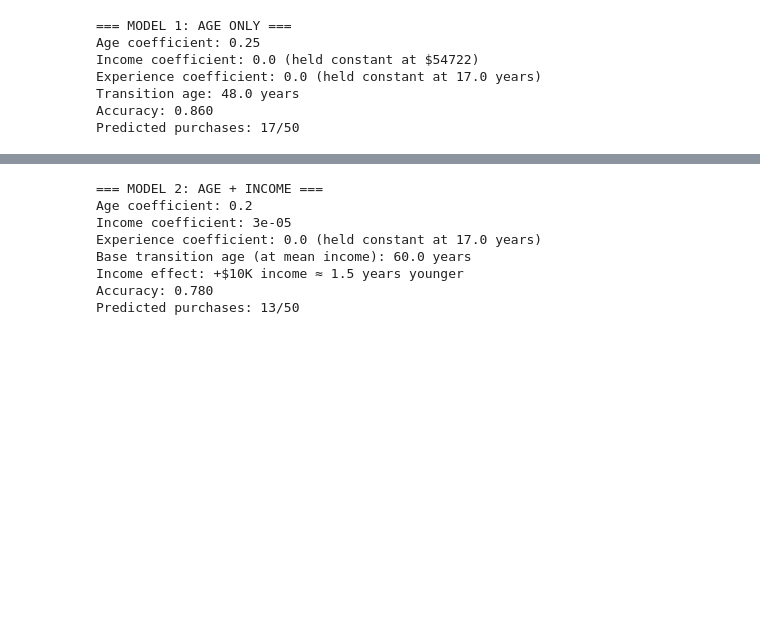
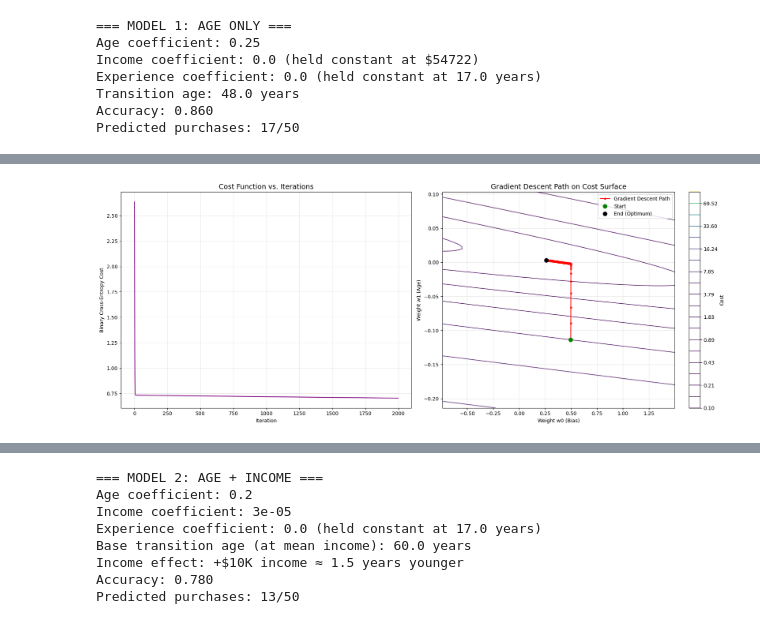
Before and after one commit to jonathanwong03/CS103-Project---G2T2, a Jupyter notebook: ipynb/LogisticRegression.ipynb, the cells around one changed output, grey strips where cells are left out. Cells and saved outputs as stored; diff of their text form; code cells hidden in the pictures; blank space fills up the shorter version.

Commit message:
added gradient descent analysis

```diff
--- a/ipynb/LogisticRegression.ipynb
+++ b/ipynb/LogisticRegression.ipynb
@@ -434,0 +512,90 @@ Predicted purchases: 17/50
+# %%
+# Visualize Gradient Descent for Logistic Regression
+
+# Use a simplified dataset (Age vs. Purchased) from the subscription example
+# This allows us to visualize the cost surface in 3D (w0, w_age, cost)
+X_gd = df[['Age']].values
+y_gd = df[['Purchased (y)']].values
+
+# Add bias term (column of 1s)
+X_b = np.c_[np.ones((len(X_gd), 1)), X_gd]
+
+# --- Gradient Descent Implementation ---
+learning_rate = 0.001
+n_iterations = 2000
+
+# Initialize weights randomly
+np.random.seed(42)
+w_gd = np.random.randn(2, 1)
+
+# Store history for plotting
+w_history = []
+cost_history = []
+
+def calculate_cost(X, y, w):
+    n = len(y)
+    y_pred = sigmoid(X @ w)
+    cost = -1/n * np.sum(y * np.log(y_pred) + (1 - y) * np.log(1 - y_pred))
+    return cost
+
+for iteration in range(n_iterations):
+    y_pred = sigmoid(X_b @ w_gd)
+    gradient = 1/len(y_gd) * X_b.T @ (y_pred - y_gd)
+    w_gd = w_gd - learning_rate * gradient
+
+    cost = calculate_cost(X_b, y_gd, w_gd)
+    w_history.append(w_gd.flatten())
+    cost_history.append(cost)
+
+w_history = np.array(w_history)
+
+print("=== GRADIENT DESCENT RESULTS ===")
+print(f"Initial Cost: {cost_history[0]:.4f}")
+print(f"Final Cost: {cost_history[-1]:.4f}")
+print(f"Optimal Weights (w0, w_age): {w_gd.flatten()}")
+
+# --- Visualization ---
+fig = plt.figure(figsize=(18, 7))
+
+# 1. Cost vs. Iterations
+ax1 = fig.add_subplot(1, 2, 1)
+ax1.plot(range(n_iterations), cost_history, color='purple')
+ax1.set_title('Cost Function vs. Iterations', fontsize=14)
+ax1.set_xlabel('Iteration')
+ax1.set_ylabel('Binary Cross-Entropy Cost')
+ax1.grid(True, alpha=0.3)
+
+# 2. Contour Plot of Cost Surface and GD Path
+ax2 = fig.add_subplot(1, 2, 2)
+
+# Create a grid of weights to compute cost surface
+w0_vals = np.linspace(w_history[:, 0].min() - 1, w_history[:, 0].max() + 1, 100)
+w1_vals = np.linspace(w_history[:, 1].min() - 0.1, w_history[:, 1].max() + 0.1, 100)
+W0, W1 = np.meshgrid(w0_vals, w1_vals)
+
+# Calculate cost for each point on the grid
+costs = np.zeros(W0.shape)
+for i in range(W0.shape[0]):
+    for j in range(W0.shape[1]):
+        w_ij = np.array([[W0[i, j]], [W1[i, j]]])
+        costs[i, j] = calculate_cost(X_b, y_gd, w_ij)
+
+# Plot contour
+contour = ax2.contour(W0, W1, costs, levels=np.logspace(-1, 2, 20), cmap='viridis', alpha=0.7)
+plt.colorbar(contour, ax=ax2, label='Cost')
+
+# Plot the path of gradient descent
+ax2.plot(w_history[:, 0], w_history[:, 1], 'r-o', markersize=3,
+         linewidth=1.5, label='Gradient Descent Path')
+ax2.plot(w_history[0, 0], w_history[0, 1], 'go', markersize=8, label='Start')
+ax2.plot(w_history[-1, 0], w_history[-1, 1], 'ko', markersize=8, label='End (Optimum)')
+
+ax2.set_title('Gradient Descent Path on Cost Surface', fontsize=14)
+ax2.set_xlabel('Weight w0 (Bias)')
+ax2.set_ylabel('Weight w1 (Age)')
+ax2.legend()
+ax2.grid(True, alpha=0.3)
+
+plt.tight_layout()
+plt.show()
+# %% [output]
@@ -434,0 +606 @@ Predicted purchases: 17/50
+[figure, added]
```
Also changed, not shown: parts of 39 cells of this notebook.
